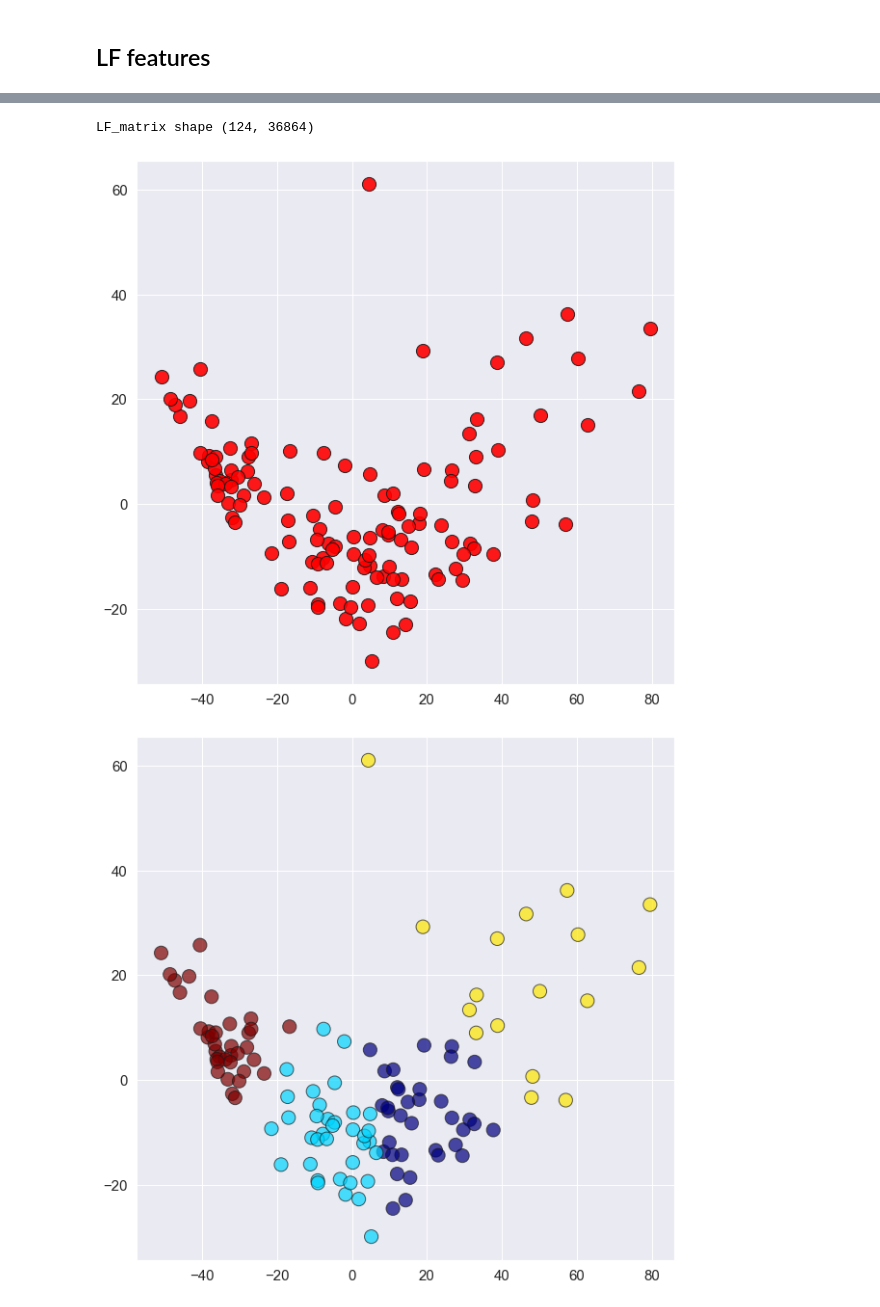
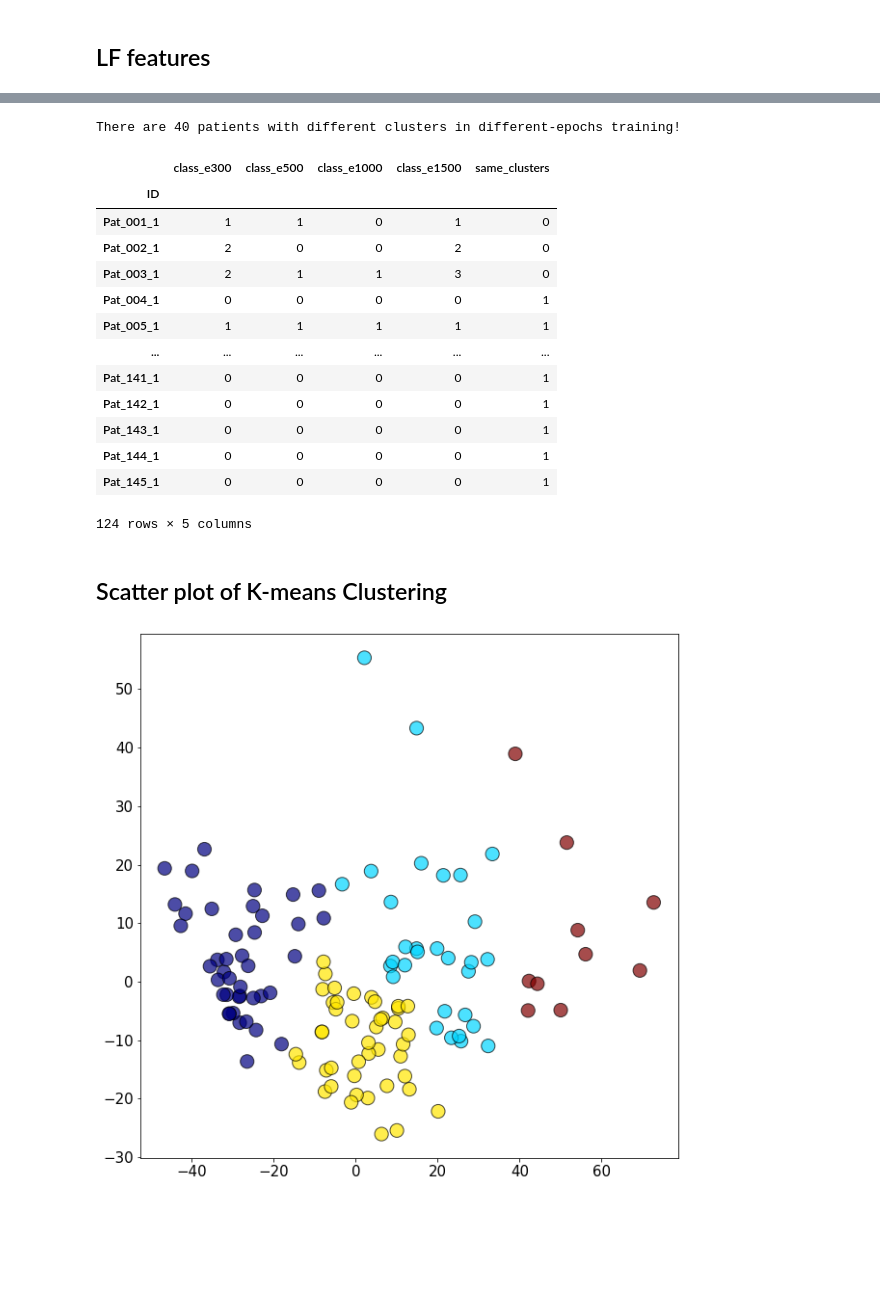
Before and after one commit to Hadi2468/DTI_Clustering, a Jupyter notebook: P4_36864.ipynb, the cells around one changed output, grey strips where cells are left out. Drawn from its saved outputs; the diff is of its cells as text; code cells hidden in the pictures; blank space fills up the shorter version.

```diff
--- a/P4_36864.ipynb
+++ b/P4_36864.ipynb
@@ -467,32 +502,55 @@ df
+# %%
+## Loading DataFrame
+
+df = pd.read_csv('./Data/Pat_Class.csv')
+
+df.index = df[df.columns[0]]
+df = df.drop(['ID'], axis=1)
+# df = df.drop(['same_clusters'], axis=1)
+print('There are {} patients with different clusters in different-epochs training!\n\n'.format(124 - df['same_clusters'].sum()))
+df
+# %% [output]
+There are 40 patients with different clusters in different-epochs training!
+|  | class_e300 | class_e500 | class_e1000 | class_e1500 | same_clusters |
+| ID |  |  |  |  |  |
+| Pat_001_1 | 1 | 1 | 0 | 1 | 0 |
+| Pat_002_1 | 2 | 0 | 0 | 2 | 0 |
+| Pat_003_1 | 2 | 1 | 1 | 3 | 0 |
+| Pat_004_1 | 0 | 0 | 0 | 0 | 1 |
+| Pat_005_1 | 1 | 1 | 1 | 1 | 1 |
+| ... | ... | ... | ... | ... | ... |
+| Pat_141_1 | 0 | 0 | 0 | 0 | 1 |
+| Pat_142_1 | 0 | 0 | 0 | 0 | 1 |
+| Pat_143_1 | 0 | 0 | 0 | 0 | 1 |
+| Pat_144_1 | 0 | 0 | 0 | 0 | 1 |
+| Pat_145_1 | 0 | 0 | 0 | 0 | 1 |
+124 rows × 5 columns
+# %% [markdown]
+## Scatter plot of K-means Clustering
 # %%
 ## PCA >>> Scatter plot >>> K-means Clustering
 
-plt.figure(figsize=(10, 10))
-plt.grid()
-print('LF_matrix shape {}'.format(LF_matrix.shape))
+LF_matrix = np.load('./Data/LF/LF_e1500.npy')
+
+## PCA analysis
 pca = PCA(n_components=2)
 pca.fit(LF_matrix)
 LF_matrix_pca = pca.transform(LF_matrix)
-plt.scatter(LF_matrix_pca[:,0], LF_matrix_pca[:,1], s=200, c='red', edgecolors='k', alpha=0.9)
-ax = plt.gca()
-ax.tick_params(axis='x', which='major', labelsize=15)
-ax.tick_params(axis='y', which='major', labelsize=15)
-plt.show()
 
+## K-means of PCA
 kmeans = KMeans(n_clusters=4)
 kmeans.fit(LF_matrix_pca)
 y_kmeans = kmeans.predict(LF_matrix_pca)
+
+## Scatter Plot
 plt.figure(figsize=(10, 10))
-plt.grid()
+# plt.grid()
 plt.scatter(LF_matrix_pca[:,0], LF_matrix_pca[:,1], c=y_kmeans, s=200, cmap='jet', edgecolors='k', alpha=0.7)
-ax = plt.gca()
-ax.tick_params(axis='x', which='major', labelsize=15)
-ax.tick_params(axis='y', which='major', labelsize=15)
+plt.gca().tick_params(axis='x', which='major', labelsize=15)
+plt.gca().tick_params(axis='y', which='major', labelsize=15)
 plt.show()
 # %% [output]
-LF_matrix shape (124, 36864)
-[figure, old version]
+[figure, new version]
-[figure, removed]
 # %%
 ## DBSCAN Clustering
 
```
Also changed, not shown: parts of 44 cells of this notebook, 22 other files.
